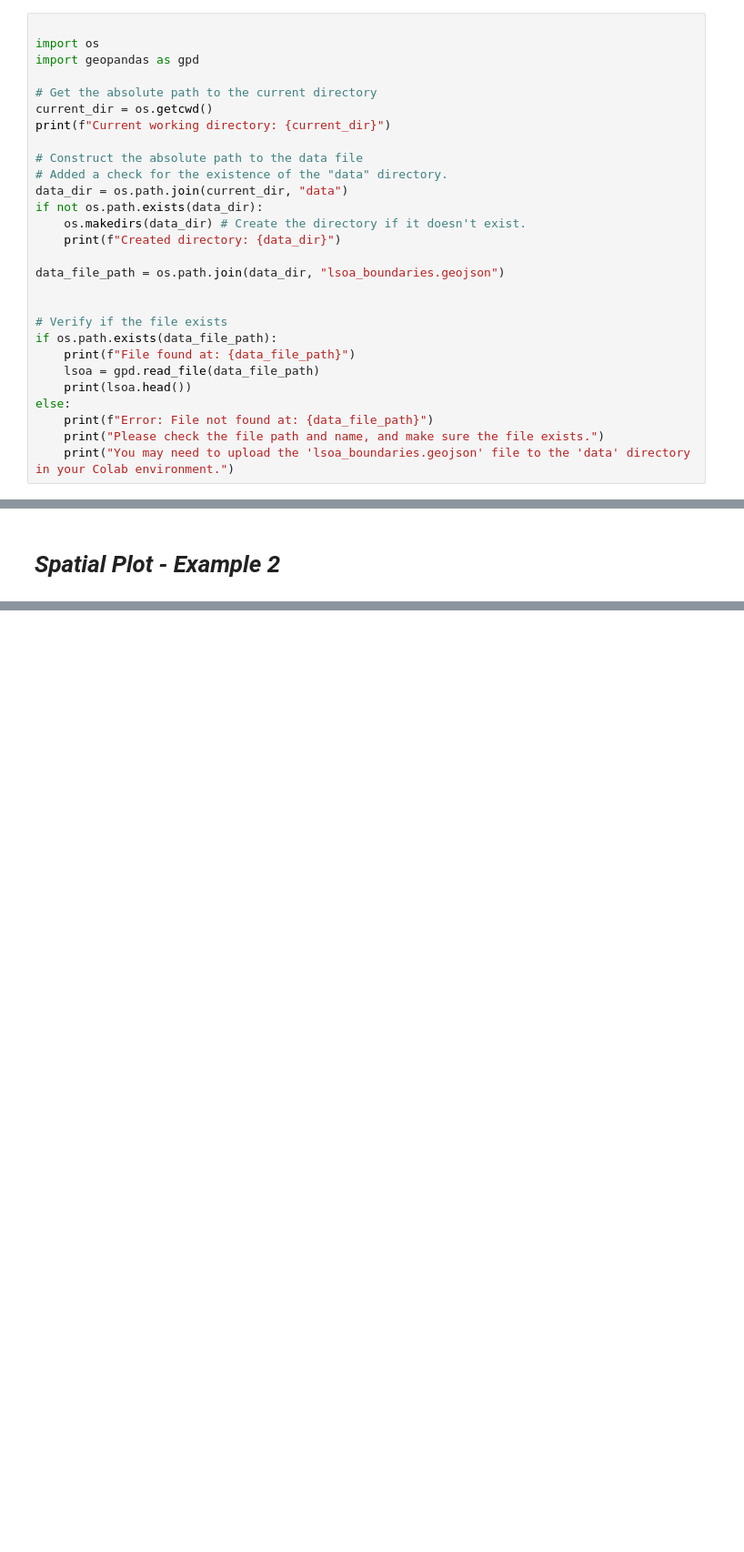
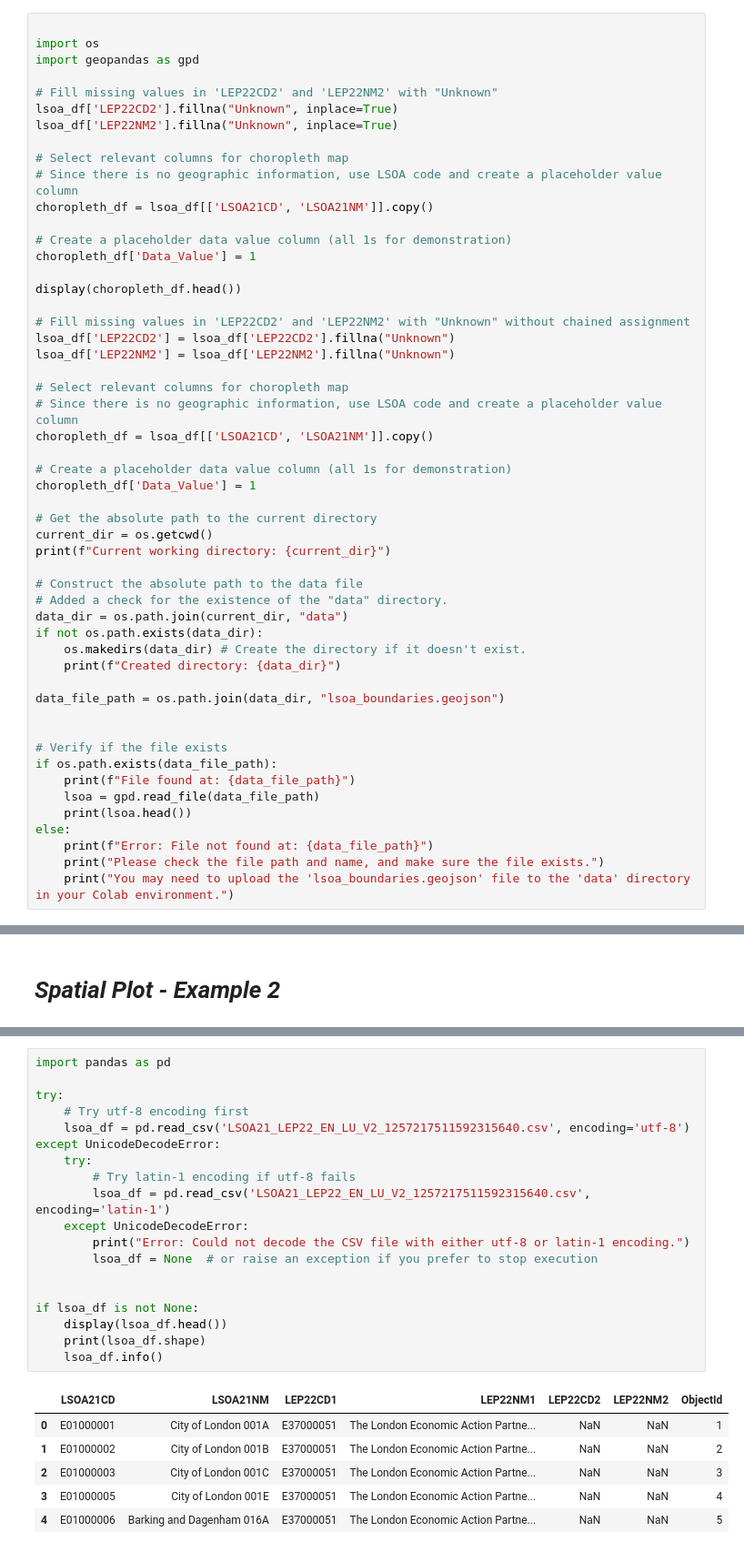
Before and after one commit to deeptanghosh02/GEOG5990M_Deeptanshu-Ghosh, a Jupyter notebook: Untitled7.ipynb, the cells around one changed output, grey strips where cells are left out. Shown at 91% size. Cells and saved outputs as stored; diff of their text form; blank space fills up the shorter version.

```diff
--- a/Untitled7.ipynb
+++ b/Untitled7.ipynb
@@ -31,6 +45,30 @@ Please check the file path and name, and make sure the file exists.
 
 import os
 import geopandas as gpd
+
+# Fill missing values in 'LEP22CD2' and 'LEP22NM2' with "Unknown"
+lsoa_df['LEP22CD2'].fillna("Unknown", inplace=True)
+lsoa_df['LEP22NM2'].fillna("Unknown", inplace=True)
+
+# Select relevant columns for choropleth map
+# Since there is no geographic information, use LSOA code and create a placeholder value column
+choropleth_df = lsoa_df[['LSOA21CD', 'LSOA21NM']].copy()
+
+# Create a placeholder data value column (all 1s for demonstration)
+choropleth_df['Data_Value'] = 1
+
+display(choropleth_df.head())
+
+# Fill missing values in 'LEP22CD2' and 'LEP22NM2' with "Unknown" without chained assignment
+lsoa_df['LEP22CD2'] = lsoa_df['LEP22CD2'].fillna("Unknown")
+lsoa_df['LEP22NM2'] = lsoa_df['LEP22NM2'].fillna("Unknown")
+
+# Select relevant columns for choropleth map
+# Since there is no geographic information, use LSOA code and create a placeholder value column
+choropleth_df = lsoa_df[['LSOA21CD', 'LSOA21NM']].copy()
+
+# Create a placeholder data value column (all 1s for demonstration)
+choropleth_df['Data_Value'] = 1
 
 # Get the absolute path to the current directory
 current_dir = os.getcwd()
@@ -279,0 +408,26 @@ SyntaxError: incomplete input (<ipython-input-26-cca79f967ca1>, line 33)
+# %%
+import pandas as pd
+
+try:
+    # Try utf-8 encoding first
+    lsoa_df = pd.read_csv('LSOA21_LEP22_EN_LU_V2_1257217511592315640.csv', encoding='utf-8')
+except UnicodeDecodeError:
+    try:
+        # Try latin-1 encoding if utf-8 fails
+        lsoa_df = pd.read_csv('LSOA21_LEP22_EN_LU_V2_1257217511592315640.csv', encoding='latin-1')
+    except UnicodeDecodeError:
+        print("Error: Could not decode the CSV file with either utf-8 or latin-1 encoding.")
+        lsoa_df = None  # or raise an exception if you prefer to stop execution
+
+
+if lsoa_df is not None:
+    display(lsoa_df.head())
+    print(lsoa_df.shape)
+    lsoa_df.info()
+# %% [output]
+|  | LSOA21CD | LSOA21NM | LEP22CD1 | LEP22NM1 | LEP22CD2 | LEP22NM2 | ObjectId |
+| 0 | E01000001 | City of London 001A | E37000051 | The London Economic Action Partne... | NaN | NaN | 1 |
+| 1 | E01000002 | City of London 001B | E37000051 | The London Economic Action Partne... | NaN | NaN | 2 |
+| 2 | E01000003 | City of London 001C | E37000051 | The London Economic Action Partne... | NaN | NaN | 3 |
+| 3 | E01000005 | City of London 001E | E37000051 | The London Economic Action Partne... | NaN | NaN | 4 |
+| 4 | E01000006 | Barking and Dagenham 016A | E37000051 | The London Economic Action Partne... | NaN | NaN | 5 |
```
Also changed, not shown: parts of 17 cells of this notebook.
